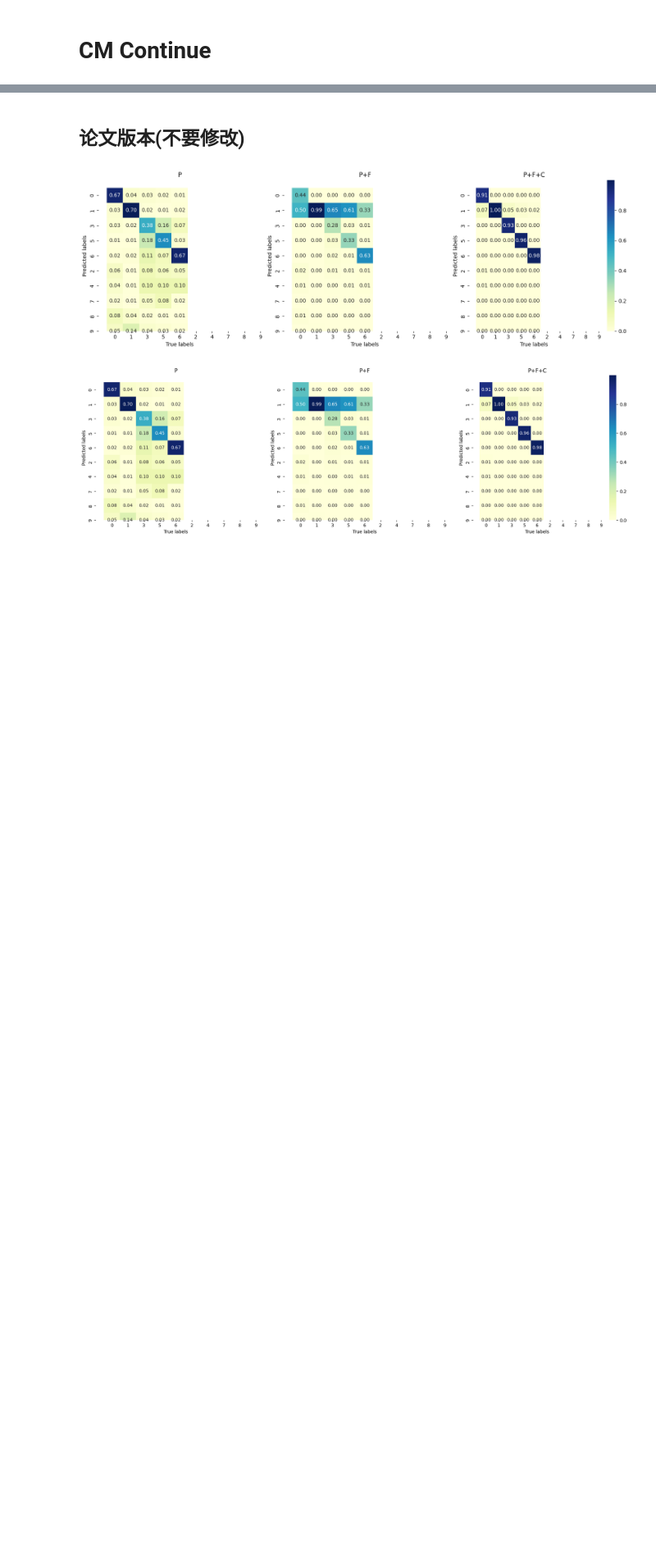
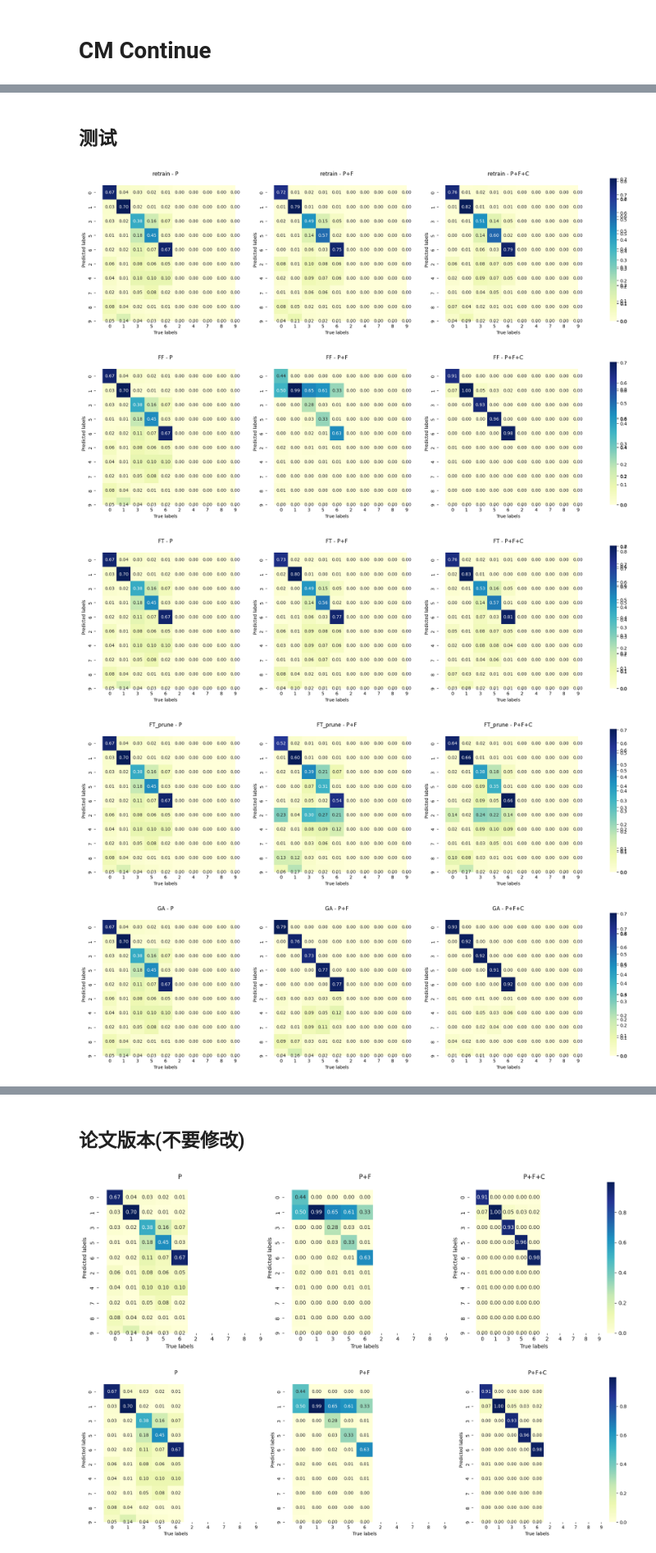
Before and after one commit to rainmilk/mra4mu, a Jupyter notebook: result_analysis/code/result_analysis-cm-HU.ipynb, the cells around one changed output, grey strips where cells are left out. Shown at 82% size. Cells and saved outputs as stored; diff of their text form; code cells hidden in the pictures; blank space fills up the shorter version.

```diff
--- a/result_analysis/code/result_analysis-cm-HU.ipynb
+++ b/result_analysis/code/result_analysis-cm-HU.ipynb
@@ -164,0 +167,75 @@ for method, paths in method_paths.items():
+# %% [markdown]
+## 测试
+# %%
+import numpy as np
+import matplotlib.pyplot as plt
+from sklearn.metrics import confusion_matrix
+import seaborn as sns
+from matplotlib.gridspec import GridSpec
+
+# Function to load data, compute confusion matrix, and return normalized confusion matrix with reordering
+def load_and_compute_cm_with_reordering(predicted_path, true_path, order):
+    predicted_labels = np.load(predicted_path)
+    true_labels = np.load(true_path)
+    cm_normalized = confusion_matrix(true_labels, predicted_labels, labels=order, normalize='true')
+    return cm_normalized
+
+# Define the new order for labels
+new_order = [0, 1, 3, 5, 6, 2, 4, 7, 8, 9]
+
+# Paths for each method
+method_paths = {
+    "retrain": paths_retrain,
+    "FF": paths_FF,
+    "FT": paths_FT,
+    "FT_prune": paths_FT_prune,
+    "GA": paths_GA,
+    "IU": paths_IU,
+}
+
+for method, paths in method_paths.items():
+    # Compute confusion matrices for each case with reordering
+    cm_before = load_and_compute_cm_with_reordering(paths["uram-before"]["prd"], paths["uram-before"]["true"], new_order)
+    cm_after_abl = load_and_compute_cm_with_reordering(paths["uram_after-abl"]["prd"], paths["uram_after-abl"]["true"], new_order)
+    cm_after = load_and_compute_cm_with_reordering(paths["uram-after"]["prd"], paths["uram-after"]["true"], new_order)
+
+    plt.style.use("default")
+
+    # Create a GridSpec with space for colorbars
+    fig = plt.figure(figsize=(18, 6))
+    gs = GridSpec(1, 4, width_ratios=[1, 1, 1, 0.05], figure=fig)
+
+    # First plot with colorbar on the left
+    ax1 = fig.add_subplot(gs[0, 0])
+    sns.heatmap(cm_before.T, annot=True, fmt='.2f', cmap='YlGnBu', cbar=True, ax=ax1, cbar_ax=fig.add_subplot(gs[0, 3]), xticklabels=new_order, yticklabels=new_order, annot_kws={"size": 10})
+    ax1.set_title(f'{method} - P')
+    ax1.set_xlabel('True labels')
+    ax1.set_ylabel('Predicted labels')
+
+    # Second plot with colorbar on the left
+    ax2 = fig.add_subplot(gs[0, 1])
+    sns.heatmap(cm_after_abl.T, annot=True, fmt='.2f', cmap='YlGnBu', cbar=True, ax=ax2, cbar_ax=fig.add_subplot(gs[0, 3]), xticklabels=new_order, yticklabels=new_order, annot_kws={"size": 10})
+    ax2.set_title(f'{method} - P+F')
+    ax2.set_xlabel('True labels')
+    ax2.set_ylabel('Predicted labels')
+
+    # Third plot with colorbar on the left
+    ax3 = fig.add_subplot(gs[0, 2])
+    sns.heatmap(cm_after.T, annot=True, fmt='.2f', cmap='YlGnBu', cbar=True, ax=ax3, cbar_ax=fig.add_subplot(gs[0, 3]), xticklabels=new_order, yticklabels=new_order, annot_kws={"size": 10})
+    ax3.set_title(f'{method} - P+F+C')
+    ax3.set_xlabel('True labels')
+    ax3.set_ylabel('Predicted labels')
+
+    # Adjust the xlim and ylim to remove unnecessary white space
+    for ax in [ax1, ax2, ax3]:
+        ax.set_ylim(len(new_order)-0.5, -0.5)  # Reverse the y-axis and set the limits
+        ax.set_xlim(-0.5, len(new_order)-0.5)  # Adjust the x-axis limits to remove space
+
+    plt.tight_layout(pad=3.0)
+    plt.show()
+# %% [output]
+[figure, added]
+[figure, added]
+[figure, added]
+[figure, added]
+[figure, added]
```
Also changed, not shown: parts of 2 cells of this notebook, 1 other file.
